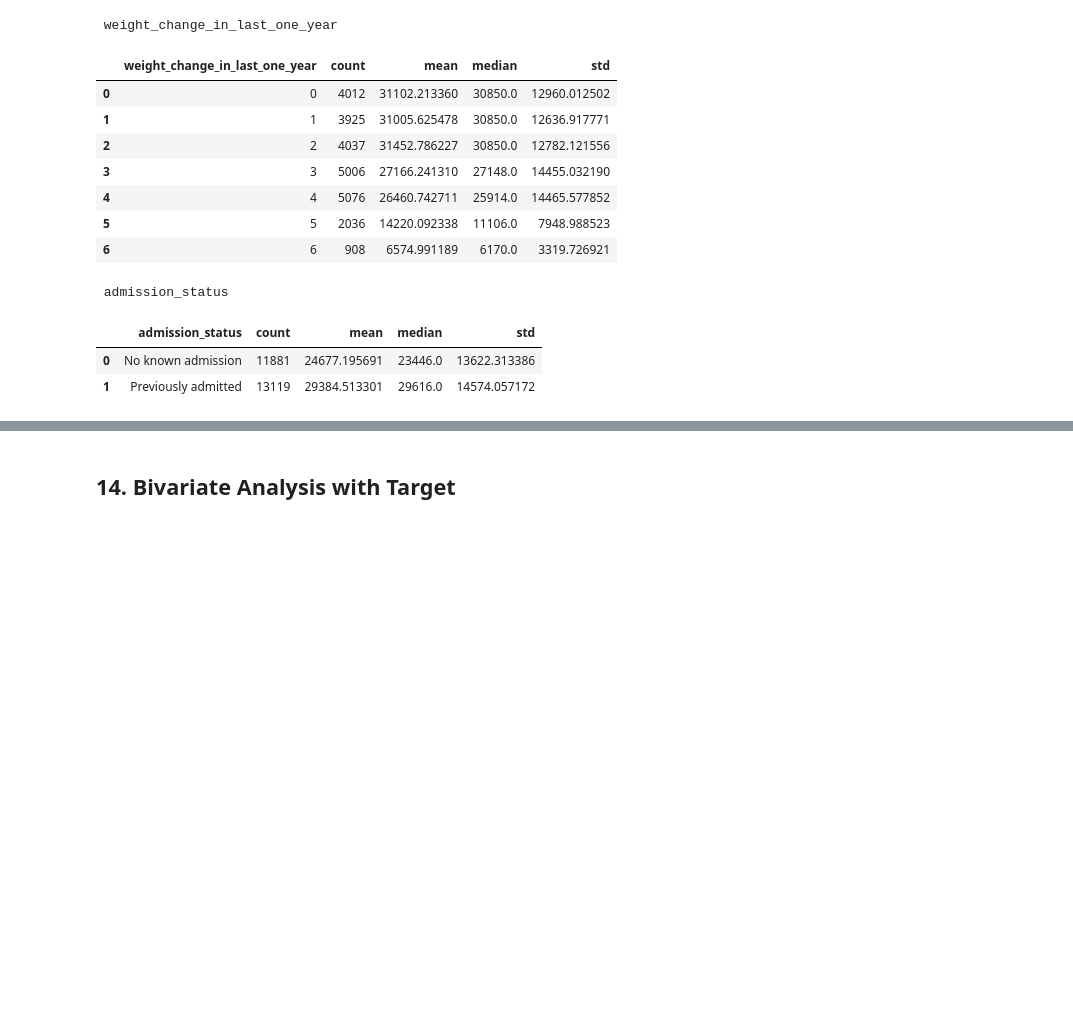
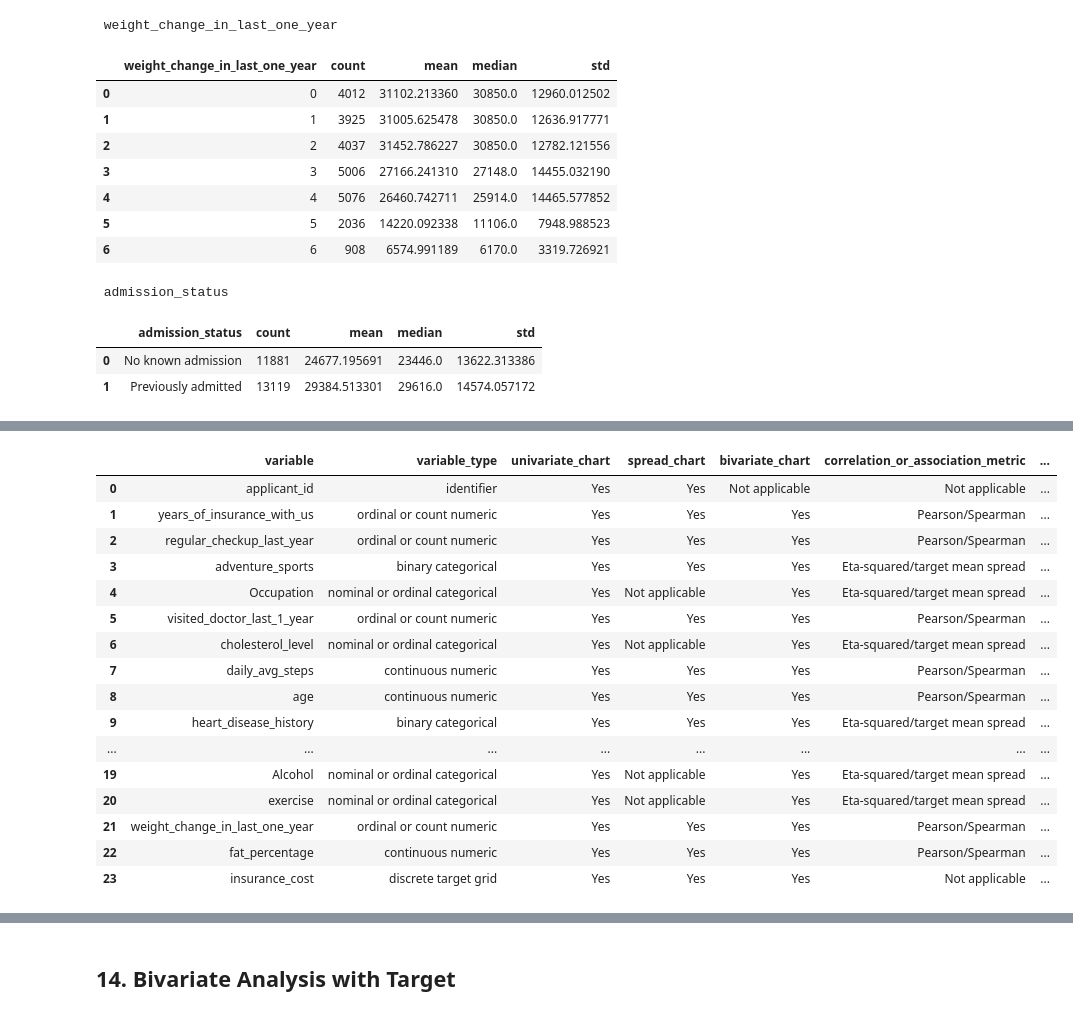
Before and after one commit to gunjan075/gl-capstone, a Jupyter notebook: notebooks/01_milestone1_eda.ipynb, the cells around one changed output, grey strips where cells are left out. Drawn from its saved outputs; the diff is of its cells as text; code cells hidden in the pictures; blank space fills up the shorter version.

```diff
--- a/notebooks/01_milestone1_eda.ipynb
+++ b/notebooks/01_milestone1_eda.ipynb
@@ -1336,0 +1645,57 @@ for name in ["covered_by_any_other_company", "regular_checkup_last_year", "weigh
+# %%
+# M1_MAX_CATEGORICAL_EDA
+required_categorical = [
+    "Occupation", "cholesterol_level", "Gender", "smoking_status", "Location",
+    "covered_by_any_other_company", "Alcohol", "exercise", "adventure_sports",
+    "heart_disease_history", "other_major_disease_history", "age_band", "bmi_category", "admission_status",
+]
+required_categorical = [col for col in required_categorical if col in report_df.columns]
+
+cat_rows = []
+for col in required_categorical:
+    counts = report_df[col].astype("object").fillna("Missing").value_counts(dropna=False)
+    for category, count in counts.items():
+        cat_rows.append(
+            {
+                "variable": col,
+                "category": str(category),
+                "count": int(count),
+                "pct": round(count / len(report_df) * 100, 2),
+                "technical_interpretation": f"{col} category {category} has {count} rows in the source distribution.",
+                "business_interpretation": f"{col} category coverage is checked so segment comparisons are not anecdotal.",
+            }
+        )
+categorical_univariate_detailed = pd.DataFrame(cat_rows)
+categorical_univariate_detailed.to_csv(TABLE_DIR / "categorical_univariate_detailed_summary.csv", index=False)
+
+coverage_rows = []
+for row in variable_type_detailed.itertuples(index=False):
+    clean_col = row.clean_column
+    if clean_col in report_df.columns:
+        is_numeric = pd.api.types.is_numeric_dtype(report_df[clean_col])
+    elif clean_col in cleaned_df.columns:
+        is_numeric = pd.api.types.is_numeric_dtype(cleaned_df[clean_col])
+    else:
+        is_numeric = False
+    coverage_rows.append(
+        {
+            "variable": clean_col,
+            "variable_type": row.analysis_type,
+            "univariate_chart": "Yes",
+            "spread_chart": "Yes" if clean_col in required_numeric or is_numeric else "Not applicable",
+            "bivariate_chart": "Yes" if clean_col != "applicant_id" else "Not applicable",
+            "correlation_or_association_metric": (
+                "Pearson/Spearman" if clean_col in required_numeric and clean_col != TARGET
+                else "Eta-squared/target mean spread" if clean_col not in {"applicant_id", TARGET}
+                else "Not applicable"
+            ),
+            "technical_interpretation_present": "Yes",
+            "business_interpretation_present": "Yes",
+        }
+    )
+eda_variable_coverage = pd.DataFrame(coverage_rows)
+eda_variable_coverage.to_csv(TABLE_DIR / "eda_variable_coverage.csv", index=False)
+
+display(categorical_univariate_detailed.head(40))
+display(eda_variable_coverage)
+# %% [output]
@@ -1336,0 +1719,17 @@ for name in ["covered_by_any_other_company", "regular_checkup_last_year", "weigh
+|  | variable | variable_type | univariate_chart | spread_chart | bivariate_chart | correlation_or_association_metric | ... |
+| 0 | applicant_id | identifier | Yes | Yes | Not applicable | Not applicable | ... |
+| 1 | years_of_insurance_with_us | ordinal or count numeric | Yes | Yes | Yes | Pearson/Spearman | ... |
+| 2 | regular_checkup_last_year | ordinal or count numeric | Yes | Yes | Yes | Pearson/Spearman | ... |
+| 3 | adventure_sports | binary categorical | Yes | Yes | Yes | Eta-squared/target mean spread | ... |
+| 4 | Occupation | nominal or ordinal categorical | Yes | Not applicable | Yes | Eta-squared/target mean spread | ... |
+| 5 | visited_doctor_last_1_year | ordinal or count numeric | Yes | Yes | Yes | Pearson/Spearman | ... |
+| 6 | cholesterol_level | nominal or ordinal categorical | Yes | Not applicable | Yes | Eta-squared/target mean spread | ... |
+| 7 | daily_avg_steps | continuous numeric | Yes | Yes | Yes | Pearson/Spearman | ... |
+| 8 | age | continuous numeric | Yes | Yes | Yes | Pearson/Spearman | ... |
+| 9 | heart_disease_history | binary categorical | Yes | Yes | Yes | Eta-squared/target mean spread | ... |
+| ... | ... | ... | ... | ... | ... | ... | ... |
+| 19 | Alcohol | nominal or ordinal categorical | Yes | Not applicable | Yes | Eta-squared/target mean spread | ... |
+| 20 | exercise | nominal or ordinal categorical | Yes | Not applicable | Yes | Eta-squared/target mean spread | ... |
+| 21 | weight_change_in_last_one_year | ordinal or count numeric | Yes | Yes | Yes | Pearson/Spearman | ... |
+| 22 | fat_percentage | continuous numeric | Yes | Yes | Yes | Pearson/Spearman | ... |
+| 23 | insurance_cost | discrete target grid | Yes | Yes | Yes | Not applicable | ... |
```
Also changed, not shown: parts of 90 cells of this notebook, 3 other files.
